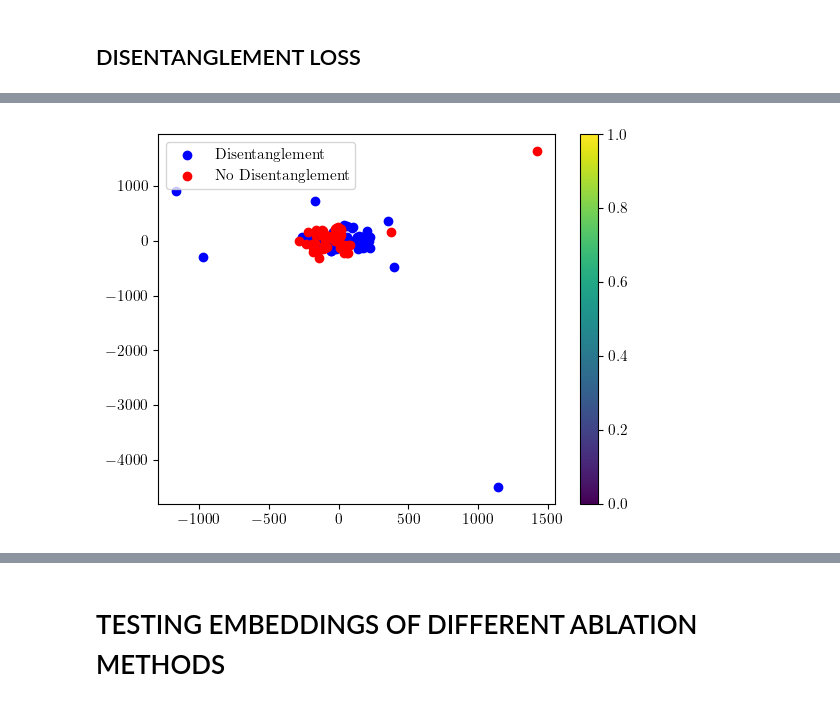
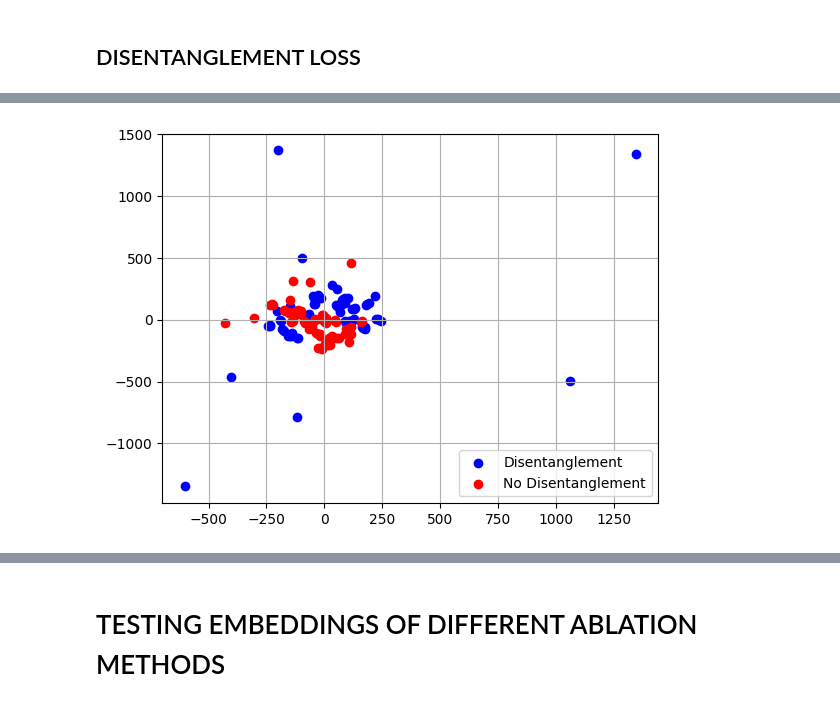
Before and after one commit to LorenzoStigliano/thesis-imperial, a Jupyter notebook: src/notebooks/study_Evaluation_ablation.ipynb, the cells around one changed output, grey strips where cells are left out. Cells and saved outputs as stored; diff of their text form; code cells hidden in the pictures.

```diff
--- a/src/notebooks/study_Evaluation_ablation.ipynb
+++ b/src/notebooks/study_Evaluation_ablation.ipynb
@@ -647,26 +710,26 @@ no_dis_0 = sum(no_dis[1], [])
 # %%
 import matplotlib.pyplot as plt
 from sklearn.manifold import TSNE
 
-perplexity = [2]
+dis_0 = sum(dis[0][2], [])
+no_dis_0 = sum(no_dis[0][2], [])
 
-for per in perplexity:
-    tsne = TSNE(n_components=2, perplexity=per, random_state=2)
-    tsne_data = tsne.fit_transform(dis_0 + no_dis_0)
+tsne = TSNE(n_components=2, perplexity=per, random_state=2)
+tsne_data = tsne.fit_transform(dis_0 + no_dis_0)
 
-    # Split the data into two halves
-    half_point = len(tsne_data) // 2
-    first_half = tsne_data[:half_point]
-    second_half = tsne_data[half_point:]
+# Split the data into two halves
+half_point = len(tsne_data) // 2
+first_half = tsne_data[:half_point]
+second_half = tsne_data[half_point:]
 
-    # Plot the first half in one color
-    plt.scatter(first_half[:, 0], first_half[:, 1], c='blue', label='Disentanglement')
+# Plot the first half in one color
+plt.scatter(first_half[:, 0], first_half[:, 1], c='blue', label='Disentanglement')
 
-    # Plot the second half in another color
-    plt.scatter(second_half[:, 0], second_half[:, 1], c='red', label='No Disentanglement')
+# Plot the second half in another color
+plt.scatter(second_half[:, 0], second_half[:, 1], c='red', label='No Disentanglement')
 
-    plt.colorbar()
-    plt.legend()
-    plt.show()
+plt.legend()
+plt.grid()
+plt.show()
 # %% [output]
-[figure, old version]
+[figure, new version]
```
Also changed, not shown: parts of 7 cells of this notebook, 10 other files.
